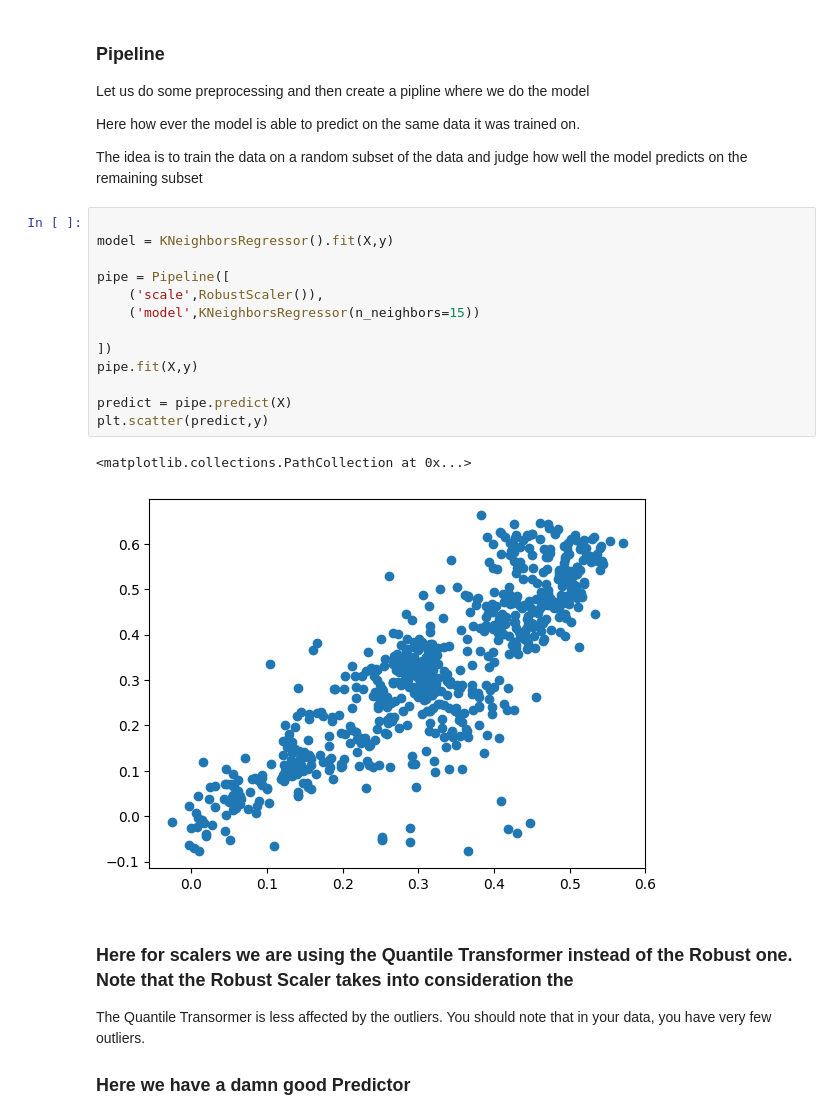
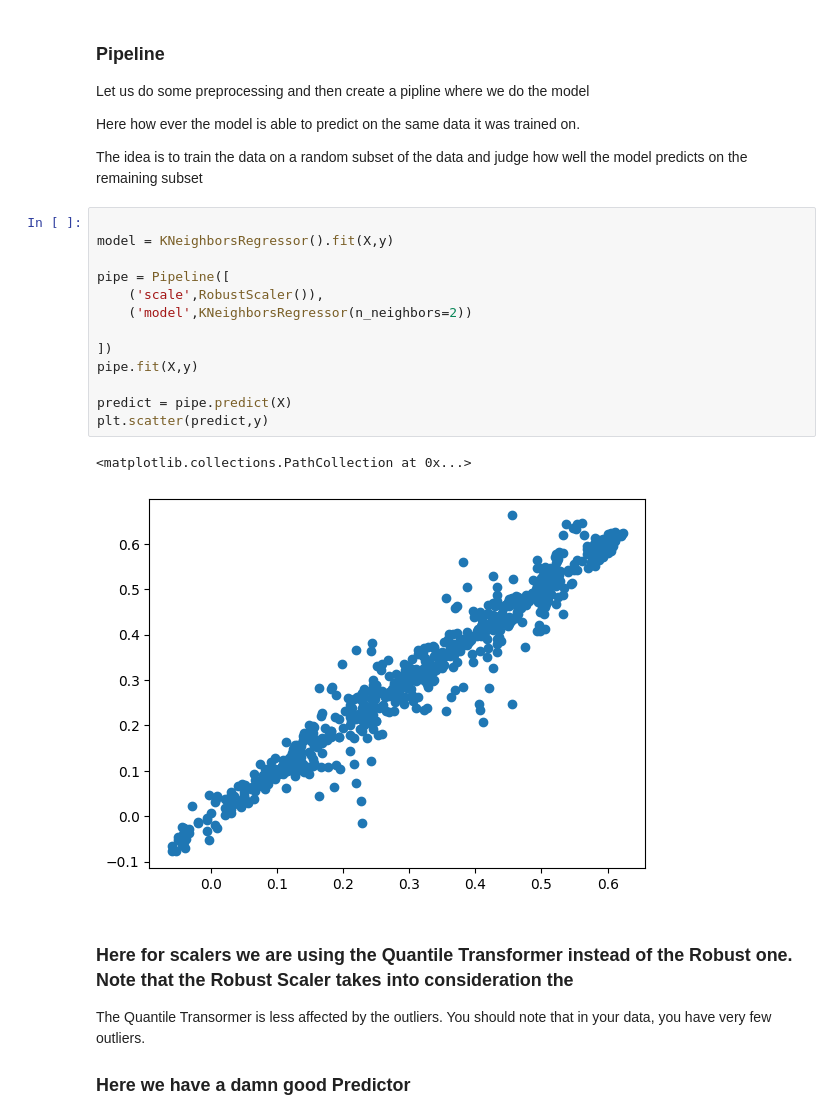
Before and after one commit to maseehfaizan/Project_code, a Jupyter notebook: Master.ipynb, the cells around one changed output. Saved outputs shown, nothing was run; the diff lists cells and outputs as text.

```diff
--- a/Master.ipynb
+++ b/Master.ipynb
@@ -634,19 +634,19 @@ The idea is to train the data on a random subset of the data and judge how well
 # %%
 
 model = KNeighborsRegressor().fit(X,y)
 
 pipe = Pipeline([
     ('scale',RobustScaler()),
-    ('model',KNeighborsRegressor(n_neighbors=15))
+    ('model',KNeighborsRegressor(n_neighbors=2))
 
 ])
 pipe.fit(X,y)
 
 predict = pipe.predict(X)
 plt.scatter(predict,y)
 # %% [output]
 <matplotlib.collections.PathCollection at 0x...>
-[figure, old version]
+[figure, new version]
 # %% [markdown]
 ### Here for scalers we are using the Quantile Transformer instead of the Robust one. Note that the Robust Scaler takes into consideration the
 
```
Also changed, not shown: parts of 7 cells of this notebook.
